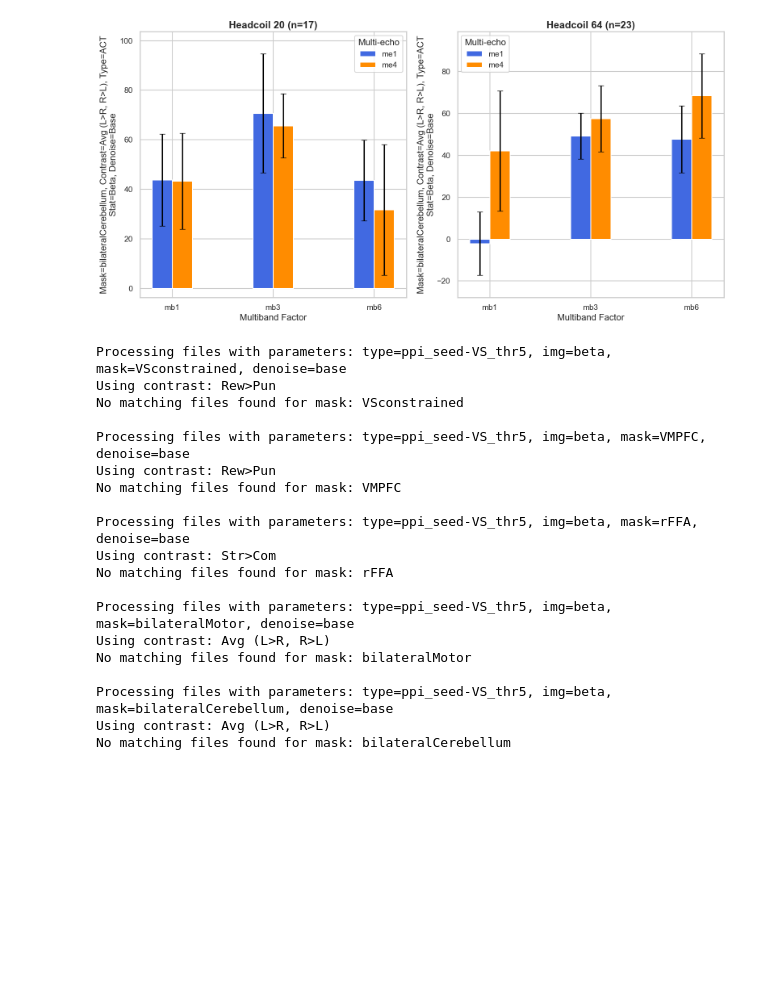
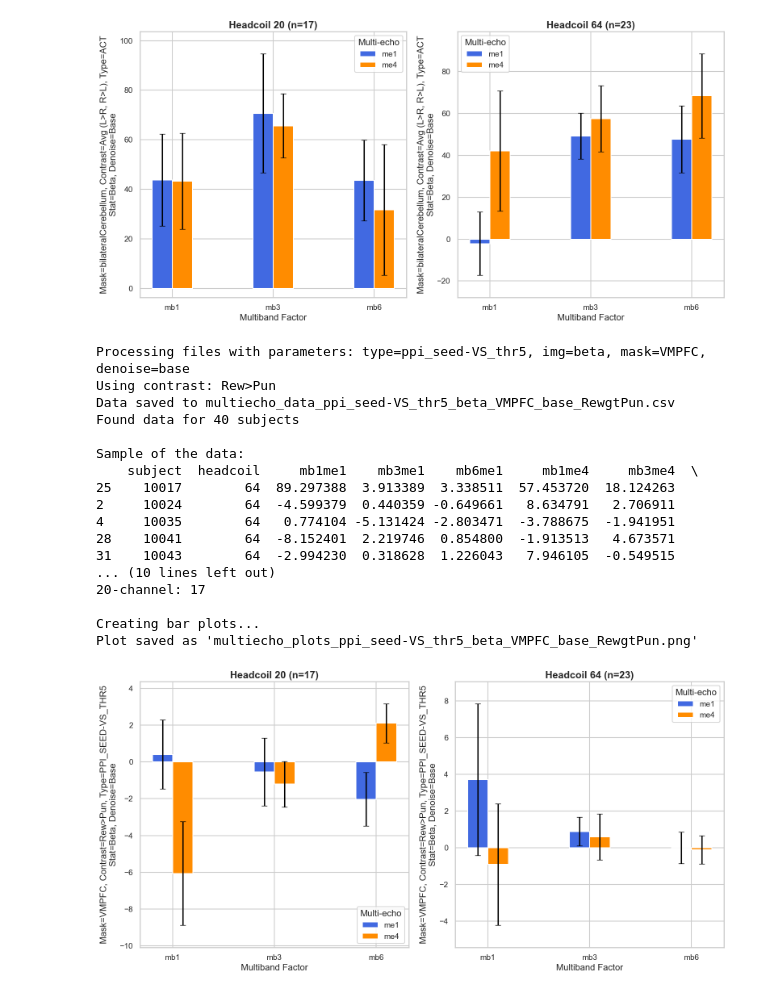
Before and after one commit to DVS-Lab/multiecho-pilot, a Jupyter notebook: code/plot_figures.ipynb, the cells around one changed output. Cells and saved outputs as stored; diff of their text form; code cells hidden in the pictures; blank space fills up the shorter version.

Commit message:
add VMPFC ppi

```diff
--- a/code/plot_figures.ipynb
+++ b/code/plot_figures.ipynb
@@ -598,7 +598,7 @@ import glob
 TYPE_VALUE = "ppi_seed-VS_thr5"  # e.g., "act"
 IMG_VALUE = "beta"  # e.g., "beta"
 # Now we'll use a list of mask values instead of a single value
-MASK_VALUES = ["VSconstrained", "VMPFC", "rFFA", "bilateralMotor", "bilateralCerebellum"]  # Add all mask values you want to process
+MASK_VALUES = ["VMPFC"]  # Add all mask values you want to process
 DENOISE_VALUE = "base"  # e.g., "base"
 
 # Function to determine contrast based on mask value
@@ -629,7 +629,7 @@ HEADCOIL_64_SUBJECTS = [
 def extract_file_data(mask_value):
     # Pattern to match filenames and extract parameters
     pattern = re.compile(
-        r"ts_sub-(\d+)_acq_([^_]+)_type-([^_]+)_img-([^_]+)_mask-([^_]+)_denoise_([^\.]+)\.txt"
+        r"ts_sub-(\d+)_acq_([^_]+)_type-((?:act|ppi_seed-VS_thr5))_img-([^_]+)_mask-([^_]+)_denoise_([^\.]+)\.txt"
     )
 
     # Dictionary to store data by subject
@@ -829,48 +829,47 @@ def process_and_visualize():
 
         # Prepare data for plotting
         plot_data = prepare_plot_data(df)
 
         # Create and save bar plots
         print("\nCreating bar plots...")
         fig = create_bar_plots(plot_data, mask_value, contrast)
 
         # Save the plot with contrast in filename
         plot_file = f"multiecho_plots_{TYPE_VALUE}_{IMG_VALUE}_{mask_value}_{DENOISE_VALUE}_{contrast.replace('>', 'gt').replace(' ', '_').replace(',', '')}.png"
         plt.savefig(plot_file, dpi=300, bbox_inches='tight')
 
         print(f"Plot saved as '{plot_file}'")
 
         # Store results
         results[mask_value] = {
             'dataframe': df,
             'figure': fig,
             'contrast': contrast
         }
 
     return results
 
 if __name__ == "__main__":
     results = process_and_visualize()
 # %% [output]
-Processing files with parameters: type=ppi_seed-VS_thr5, img=beta, mask=VSconstrained, denoise=base
-Using contrast: Rew>Pun
-No matching files found for mask: VSconstrained
-
 Processing files with parameters: type=ppi_seed-VS_thr5, img=beta, mask=VMPFC, denoise=base
 Using contrast: Rew>Pun
-No matching files found for mask: VMPFC
+Data saved to multiecho_data_ppi_seed-VS_thr5_beta_VMPFC_base_RewgtPun.csv
+Found data for 40 subjects
 
-Processing files with parameters: type=ppi_seed-VS_thr5, img=beta, mask=rFFA, denoise=base
-Using contrast: Str>Com
-No matching files found for mask: rFFA
+Sample of the data:
+    subject  headcoil     mb1me1    mb3me1    mb6me1     mb1me4     mb3me4  \
+25    10017        64  89.297388  3.913389  3.338511  57.453720  18.124263
+2     10024        64  -4.599379  0.440359 -0.649661   8.634791   2.706911
+4     10035        64   0.774104 -5.131424 -2.803471  -3.788675  -1.941951
+28    10041        64  -8.152401  2.219746  0.854800  -1.913513   4.673571
+31    10043        64  -2.994230  0.318628  1.226043   7.946105  -0.549515
+... (10 lines left out)
+20-channel: 17
 
-Processing files with parameters: type=ppi_seed-VS_thr5, img=beta, mask=bilateralMotor, denoise=base
-Using contrast: Avg (L>R, R>L)
-No matching files found for mask: bilateralMotor
-
-Processing files with parameters: type=ppi_seed-VS_thr5, img=beta, mask=bilateralCerebellum, denoise=base
-Using contrast: Avg (L>R, R>L)
-No matching files found for mask: bilateralCerebellum
+Creating bar plots...
+Plot saved as 'multiecho_plots_ppi_seed-VS_thr5_beta_VMPFC_base_RewgtPun.png'
+[figure, added]
 # %%
 # VS Act, Rew>Pun, zstat
 import os
```
Also changed, not shown: 2 other files.
